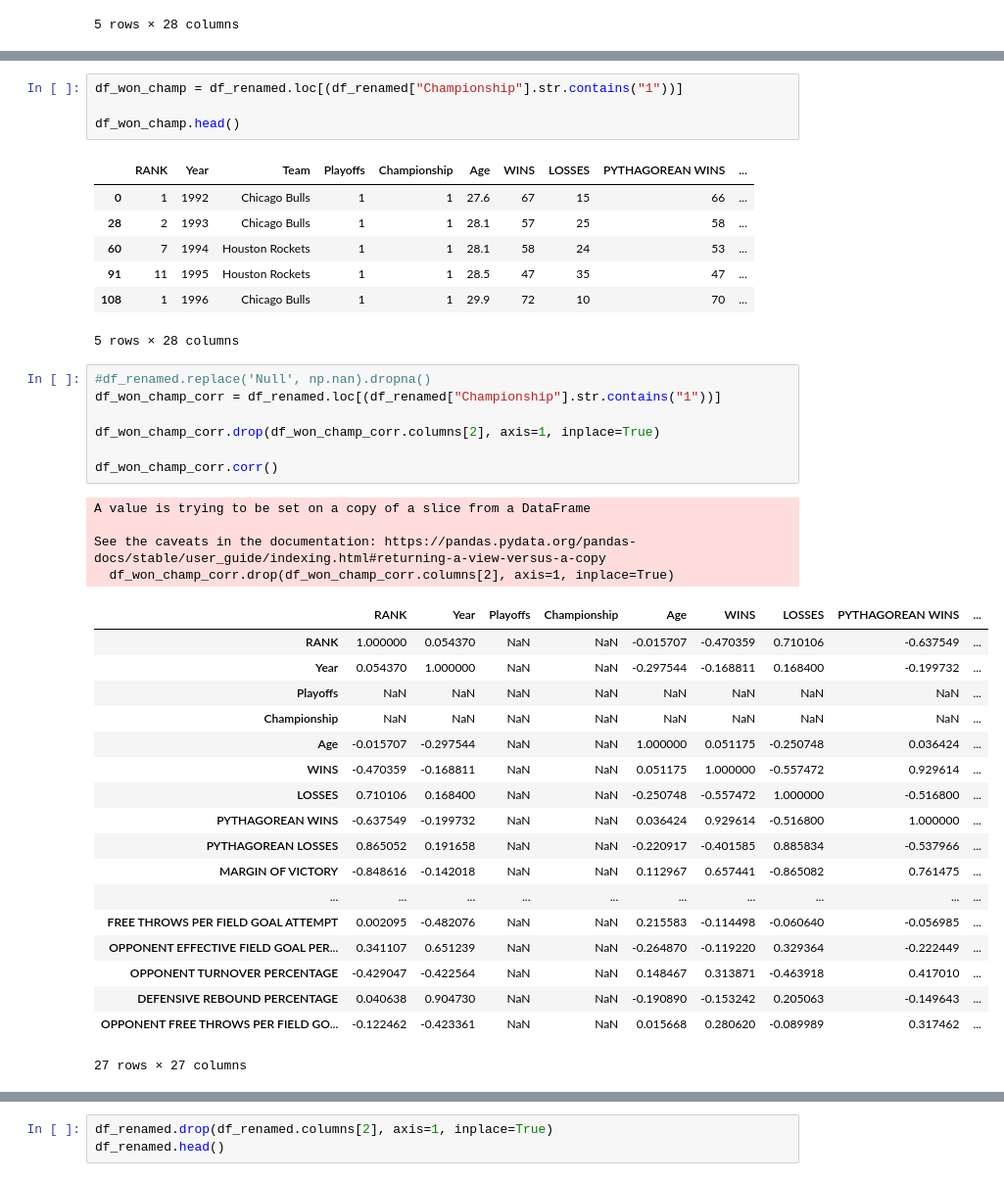
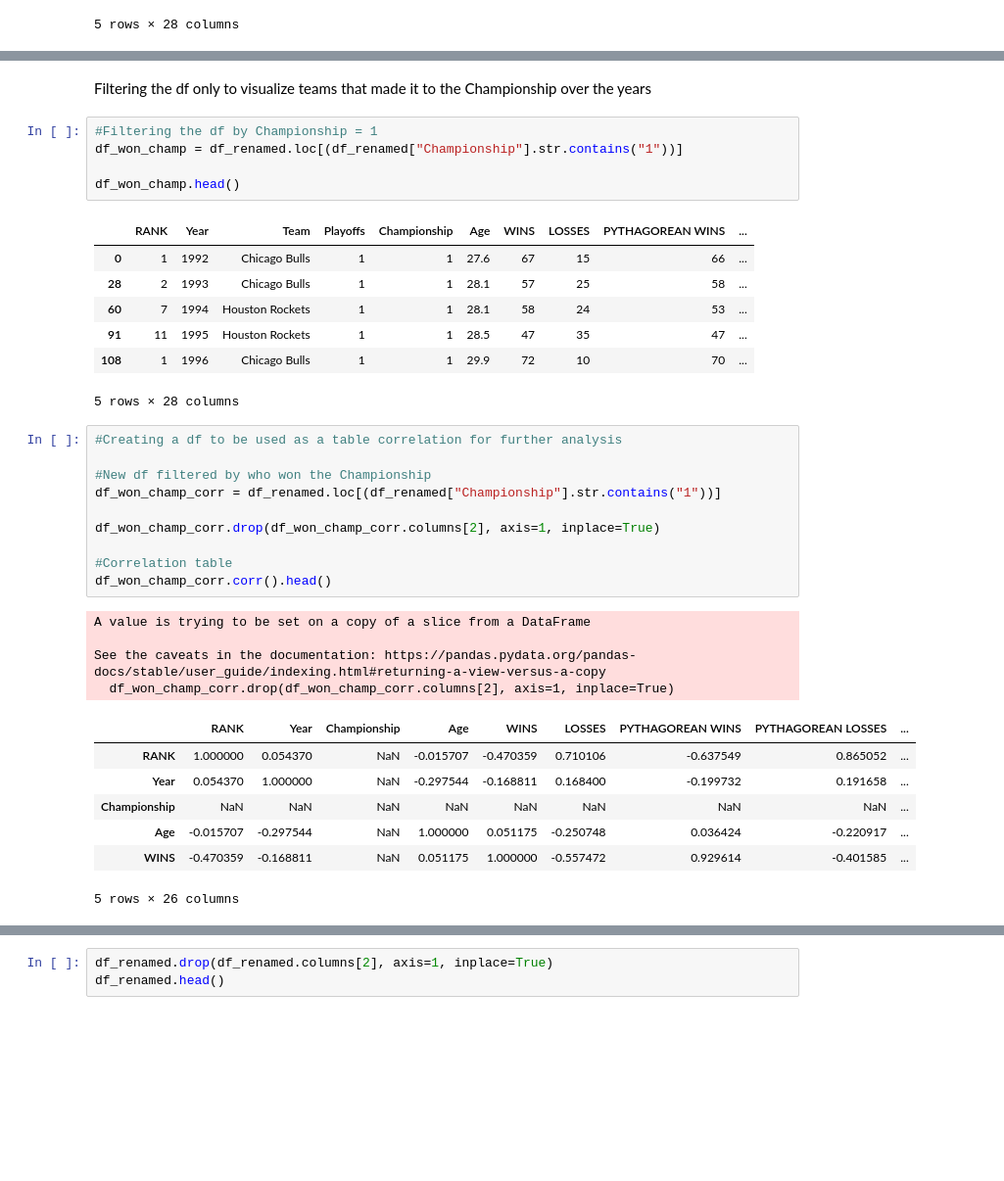
Before and after one commit to jrios46/Project2-MBA-Playoffs, a Jupyter notebook: Statistics.ipynb, the cells around one changed output, grey strips where cells are left out. Shown at 98% size. Drawn from its saved outputs; the diff is of its cells as text; blank space fills up the shorter version.

```diff
--- a/Statistics.ipynb
+++ b/Statistics.ipynb
@@ -64,7 +73,10 @@ df_year.plot.hist(color="blue",rwidth=0.8)
 # %% [output]
 <Axes: ylabel='Frequency'>
 [figure]
+# %% [markdown]
+Filtering the df only to visualize teams that made it to the Championship over the years
 # %%
+#Filtering the df by Championship = 1
 df_won_champ = df_renamed.loc[(df_renamed["Championship"].str.contains("1"))]
 
 df_won_champ.head()
@@ -77,32 +89,24 @@ df_won_champ.head()
 | 108 | 1 | 1996 | Chicago Bulls | 1 | 1 | 29.9 | 72 | 10 | 70 | ... |
 5 rows × 28 columns
 # %%
-#df_renamed.replace('Null', np.nan).dropna()
+#Creating a df to be used as a table correlation for further analysis
+
+#New df filtered by who won the Championship
 df_won_champ_corr = df_renamed.loc[(df_renamed["Championship"].str.contains("1"))]
 
 df_won_champ_corr.drop(df_won_champ_corr.columns[2], axis=1, inplace=True)
 
-df_won_champ_corr.corr()
+#Correlation table
+df_won_champ_corr.corr().head()
 # %% [output]
 A value is trying to be set on a copy of a slice from a DataFrame
 
 See the caveats in the documentation: https://pandas.pydata.org/pandas-docs/stable/user_guide/indexing.html#returning-a-view-versus-a-copy
   df_won_champ_corr.drop(df_won_champ_corr.columns[2], axis=1, inplace=True)
-|  | RANK | Year | Playoffs | Championship | Age | WINS | LOSSES | PYTHAGOREAN WINS | ... |
-| RANK | 1.000000 | 0.054370 | NaN | NaN | -0.015707 | -0.470359 | 0.710106 | -0.637549 | ... |
-| Year | 0.054370 | 1.000000 | NaN | NaN | -0.297544 | -0.168811 | 0.168400 | -0.199732 | ... |
-| Playoffs | NaN | NaN | NaN | NaN | NaN | NaN | NaN | NaN | ... |
+|  | RANK | Year | Championship | Age | WINS | LOSSES | PYTHAGOREAN WINS | PYTHAGOREAN LOSSES | ... |
+| RANK | 1.000000 | 0.054370 | NaN | -0.015707 | -0.470359 | 0.710106 | -0.637549 | 0.865052 | ... |
+| Year | 0.054370 | 1.000000 | NaN | -0.297544 | -0.168811 | 0.168400 | -0.199732 | 0.191658 | ... |
 | Championship | NaN | NaN | NaN | NaN | NaN | NaN | NaN | NaN | ... |
-| Age | -0.015707 | -0.297544 | NaN | NaN | 1.000000 | 0.051175 | -0.250748 | 0.036424 | ... |
-| WINS | -0.470359 | -0.168811 | NaN | NaN | 0.051175 | 1.000000 | -0.557472 | 0.929614 | ... |
-| LOSSES | 0.710106 | 0.168400 | NaN | NaN | -0.250748 | -0.557472 | 1.000000 | -0.516800 | ... |
-| PYTHAGOREAN WINS | -0.637549 | -0.199732 | NaN | NaN | 0.036424 | 0.929614 | -0.516800 | 1.000000 | ... |
-| PYTHAGOREAN LOSSES | 0.865052 | 0.191658 | NaN | NaN | -0.220917 | -0.401585 | 0.885834 | -0.537966 | ... |
-| MARGIN OF VICTORY | -0.848616 | -0.142018 | NaN | NaN | 0.112967 | 0.657441 | -0.865082 | 0.761475 | ... |
-| ... | ... | ... | ... | ... | ... | ... | ... | ... | ... |
-| FREE THROWS PER FIELD GOAL ATTEMPT | 0.002095 | -0.482076 | NaN | NaN | 0.215583 | -0.114498 | -0.060640 | -0.056985 | ... |
-| OPPONENT EFFECTIVE FIELD GOAL PER... | 0.341107 | 0.651239 | NaN | NaN | -0.264870 | -0.119220 | 0.329364 | -0.222449 | ... |
-| OPPONENT TURNOVER PERCENTAGE | -0.429047 | -0.422564 | NaN | NaN | 0.148467 | 0.313871 | -0.463918 | 0.417010 | ... |
-| DEFENSIVE REBOUND PERCENTAGE | 0.040638 | 0.904730 | NaN | NaN | -0.190890 | -0.153242 | 0.205063 | -0.149643 | ... |
-| OPPONENT FREE THROWS PER FIELD GO... | -0.122462 | -0.423361 | NaN | NaN | 0.015668 | 0.280620 | -0.089989 | 0.317462 | ... |
+| Age | -0.015707 | -0.297544 | NaN | 1.000000 | 0.051175 | -0.250748 | 0.036424 | -0.220917 | ... |
+| WINS | -0.470359 | -0.168811 | NaN | 0.051175 | 1.000000 | -0.557472 | 0.929614 | -0.401585 | ... |
-27 rows × 27 columns
+5 rows × 26 columns
```
Also changed, not shown: parts of 23 cells of this notebook.
